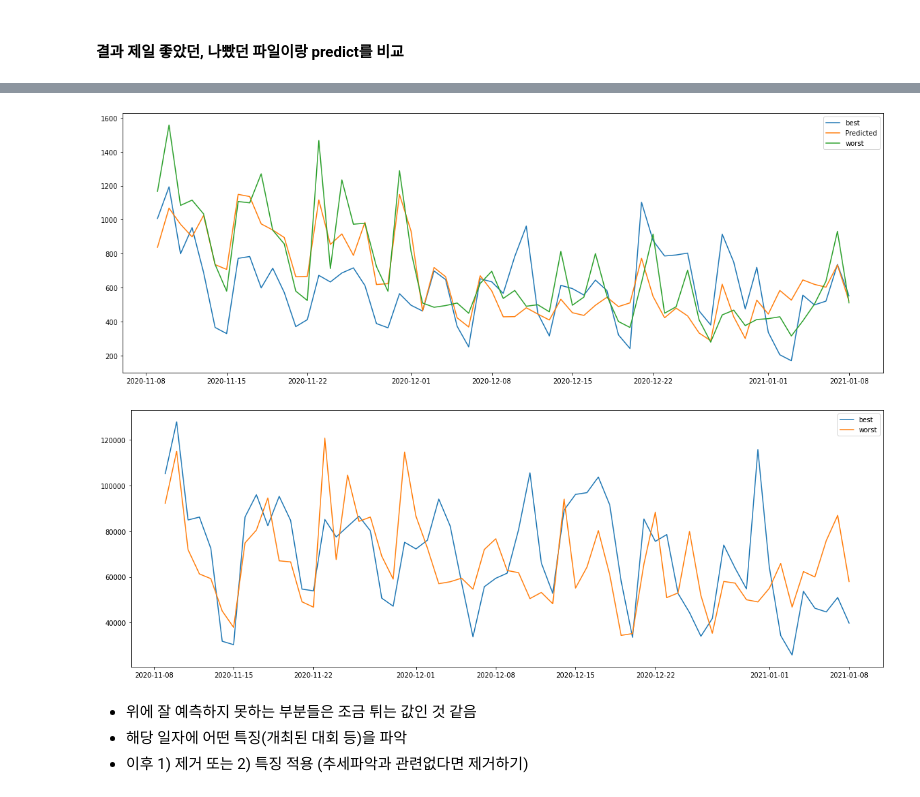
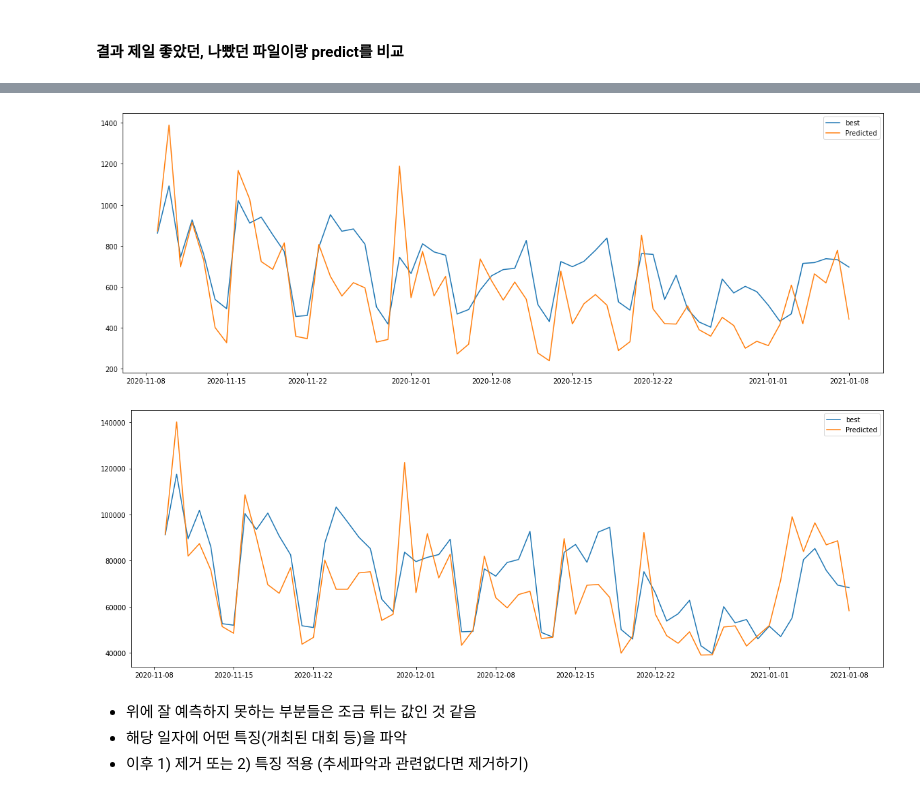
Before and after one commit to juhee3199/DACON_CUP, a Jupyter notebook: lstm_feature_추가.ipynb, the cells around one changed output, grey strips where cells are left out. Cells and saved outputs as stored; diff of their text form; code cells hidden in the pictures.

```diff
--- a/lstm_feature_추가.ipynb
+++ b/lstm_feature_추가.ipynb
@@ -301,8 +309,11 @@ def date_cpt_count(competition):
 
     date_cpt_cnt = pd.DataFrame({'date':datelist
                                 ,'count': cpt_cnt})
-    date_cpt_cnt.head()
 
+    # date_cpt_cnt['date'] = pd.to_datetime(date_cpt_cnt.date) # dtype: datetime
+
+    date_cpt_cnt.set_index('date', inplace = True)
+    date_cpt_cnt.index = pd.to_datetime(date_cpt_cnt.index)
     return date_cpt_cnt
 # %%
 competition = date_cpt_count(competition)
@@ -316,0 +333,5 @@ competition.head()
+# %%
+# train_cpt= pd.merge(train,competition,left_index=True, right_index=True,how='right')
+
+train.insert(4, 'cpt_count', competition['count'])
+train.head()
@@ -447,12 +497,14 @@ from tensorflow.keras.models import Model
 # %% [markdown]
 optimizer = Adam, loss = mse, activation_function = 따로지정x
 # %%
+tf.random.set_seed(40)
+
 model = Sequential()
 model.add(LSTM(32, input_shape=(61, 54), return_sequences=True))  # (timestep, features)
 model.add(LSTM(32, return_sequences=True))
-model.add(Dropout(0.3))
+#model.add(Dropout(0.3))
 model.add(LSTM(32, return_sequences=True))
-# model.add(LSTM(32, return_sequences=True))
+model.add(LSTM(32, return_sequences=True))
 #model.add(LSTM(32, return_sequences=True))
 # model.add(LSTM(32, return_sequences=True))
 model.add(TimeDistributed(Dense(4)))
@@ -602,7 +653,7 @@ submission.to_csv('feature 추가1.csv', index = False, encoding = 'euc-kr')
 # %%
 path2 = "/content/drive/MyDrive/Colab Notebooks/DACONCUP 주희"
 # %%
-best = pd.read_csv(path2 + '/submit/add 날짜feature.csv', encoding = 'euc-kr')
+best = pd.read_csv(path + '/submit_data/submission0111_1.csv', encoding = 'euc-kr')
 best.set_index('DateTime', inplace = True)
 best.index = pd.to_datetime(best.index)
 best.head()
@@ -651,21 +702,21 @@ pyplot.show()
 plt.figure(figsize = (20,7))
 pyplot.plot(best['신규방문자'], label='best')
 pyplot.plot(submission['신규방문자'], label='Predicted')
-pyplot.plot(worst['신규방문자'], label = 'worst')
+#pyplot.plot(worst['신규방문자'], label = 'worst')
 pyplot.legend()
 pyplot.show()
 # %% [output]
-[figure, old version]
+[figure, new version]
 # %%
 
 plt.figure(figsize = (20,7))
 pyplot.plot(best['페이지뷰'], label='best')
-#pyplot.plot(submission['페이지뷰'], label='Predicted')
-pyplot.plot(worst['페이지뷰'], label = 'worst')
+pyplot.plot(submission['페이지뷰'], label='Predicted')
+#pyplot.plot(worst['페이지뷰'], label = 'worst')
 pyplot.legend()
 pyplot.show()
 # %% [output]
-[figure, old version]
+[figure, new version]
 # %% [markdown]
 - 위에 잘 예측하지 못하는 부분들은 조금 튀는 값인 것 같음
 - 해당 일자에 어떤 특징(개최된 대회 등)을 파악
```
Also changed, not shown: parts of 25 cells of this notebook.
